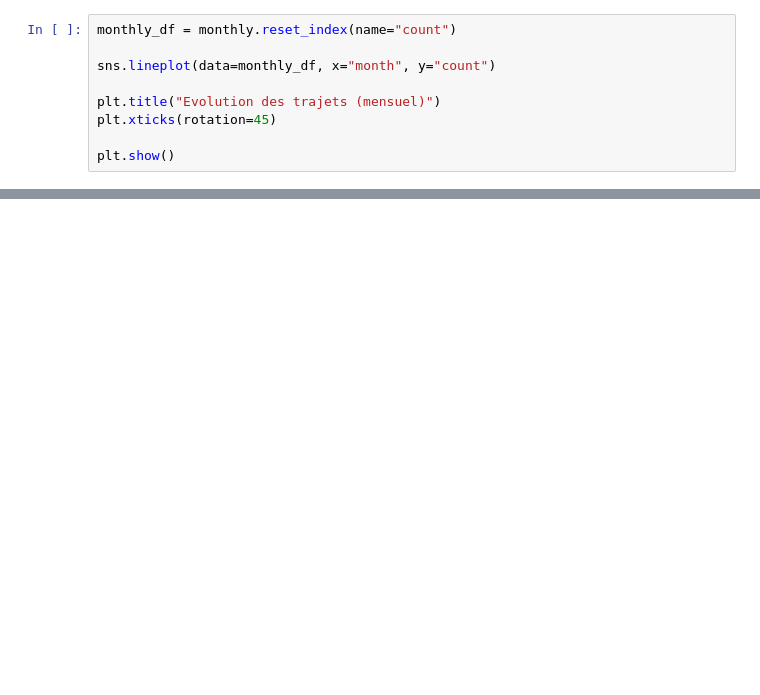
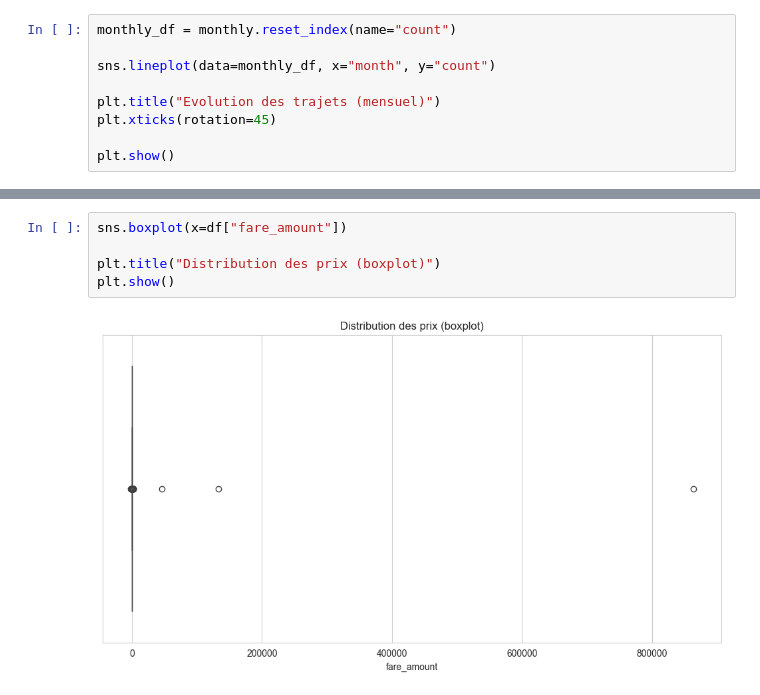
Before and after one commit to worldappli/tlc-trip-record-data, a Jupyter notebook: scripts/visualisation.ipynb, the cells around one changed output, grey strips where cells are left out. Cells and saved outputs as stored; diff of their text form; blank space fills up the shorter version.

```diff
--- a/scripts/visualisation.ipynb
+++ b/scripts/visualisation.ipynb
@@ -40,0 +74,7 @@ plt.show()
+# %%
+sns.boxplot(x=df["fare_amount"])
+
+plt.title("Distribution des prix (boxplot)")
+plt.show()
+# %% [output]
+[figure, added]
```
Also changed, not shown: parts of 7 cells of this notebook.
